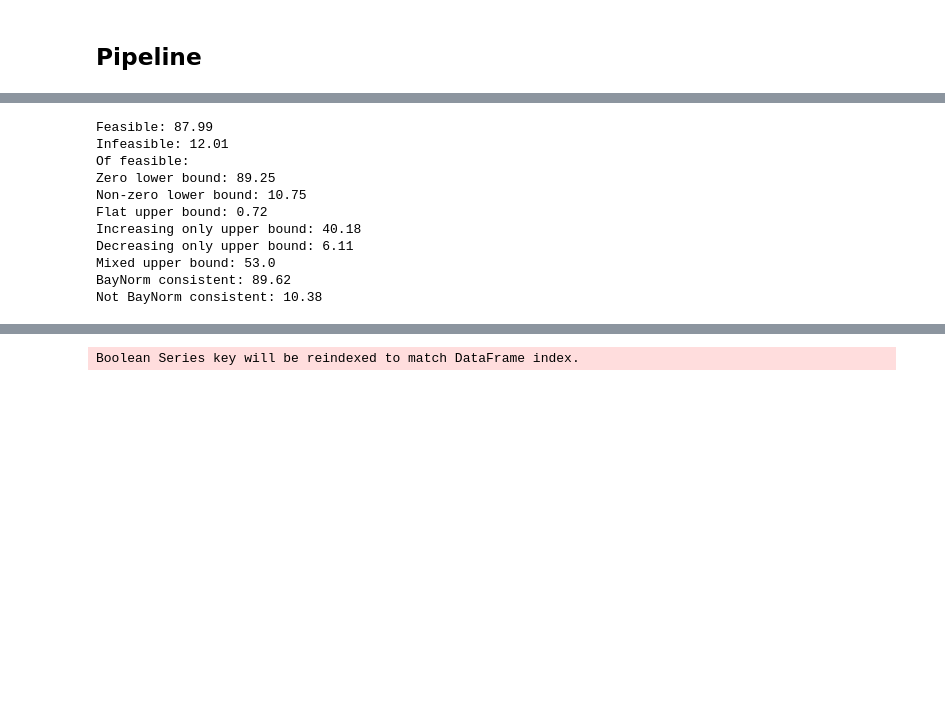
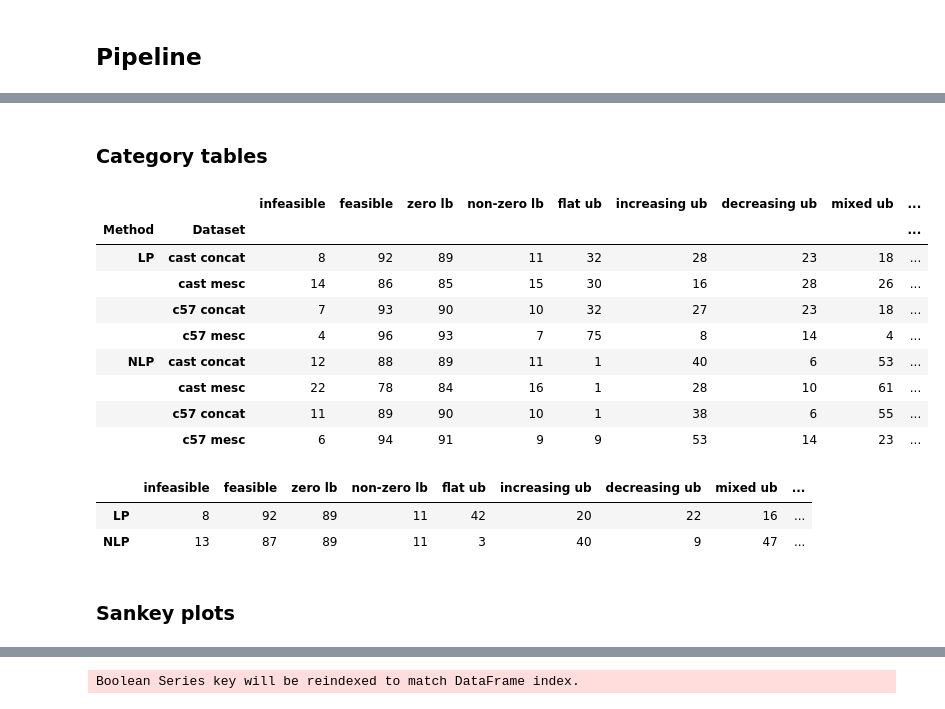
Before and after one commit to willjgh/M4R, a Jupyter notebook: results_analysis.ipynb, the cells around one changed output, grey strips where cells are left out. Cells and saved outputs as stored; diff of their text form; code cells hidden in the pictures; blank space fills up the shorter version.

Commit message:
Sankey plots and category datasets, including LP and NLP over all datasets.

```diff
--- a/results_analysis.ipynb
+++ b/results_analysis.ipynb
@@ -320,14 +310,12 @@ Not BayNorm consistent: 10.14
-# %%
-summary_statistics(CAT_NLP_cast_concat)
-# %% [output]
-Feasible: 87.99
-Infeasible: 12.01
-Of feasible:
-Zero lower bound: 89.25
-Non-zero lower bound: 10.75
-Flat upper bound: 0.72
-Increasing only upper bound: 40.18
-Decreasing only upper bound: 6.11
-Mixed upper bound: 53.0
-BayNorm consistent: 89.62
-Not BayNorm consistent: 10.38
+# %% [markdown]
+### Category tables
+# %%
+# category datasets
+CAT_LP_cast_concat = categorize(LP_cast_concat, prior_cast_concat)
+CAT_LP_cast_mesc = categorize(LP_cast_mesc, prior_cast_mesc)
+CAT_LP_c57_concat = categorize(LP_c57_concat, prior_c57_concat)
+CAT_LP_c57_mesc = categorize(LP_c57_mesc, prior_c57_mesc)
+CAT_NLP_cast_concat = categorize(NLP_cast_concat, prior_cast_concat)
+CAT_NLP_cast_mesc = categorize(NLP_cast_mesc, prior_cast_mesc)
+CAT_NLP_c57_concat = categorize(NLP_c57_concat, prior_c57_concat)
+CAT_NLP_c57_mesc = categorize(NLP_c57_mesc, prior_c57_mesc)
@@ -333,0 +326,29 @@ Not BayNorm consistent: 10.38
+# %%
+# initialise
+labels = [["LP", "NLP"], ["cast concat", "cast mesc", "c57 concat", "c57 mesc"]]
+columns = ["infeasible", "feasible", "zero lb", "non-zero lb", "flat ub", "increasing ub", "decreasing ub", "mixed ub", "Baynorm consistent", "not Baynorm consistent"]
+index = pd.MultiIndex.from_product(labels, names=["Method", "Dataset"])
+CAT_table = pd.DataFrame(columns=columns, index=index).astype('float')
+
+# summary statistics: fill rows
+CAT_table.loc[('LP', 'cast concat')] = summary_statistics(CAT_LP_cast_concat)
+CAT_table.loc[('LP', 'cast mesc')] = summary_statistics(CAT_LP_cast_mesc)
+CAT_table.loc[('LP', 'c57 concat')] = summary_statistics(CAT_LP_c57_concat)
+CAT_table.loc[('LP', 'c57 mesc')] = summary_statistics(CAT_LP_c57_mesc)
+CAT_table.loc[('NLP', 'cast concat')] = summary_statistics(CAT_NLP_cast_concat)
+CAT_table.loc[('NLP', 'cast mesc')] = summary_statistics(CAT_NLP_cast_mesc)
+CAT_table.loc[('NLP', 'c57 concat')] = summary_statistics(CAT_NLP_c57_concat)
+CAT_table.loc[('NLP', 'c57 mesc')] = summary_statistics(CAT_NLP_c57_mesc)
+# %%
+CAT_table.style.format(precision=0).background_gradient(cmap='Blues', axis='rows')
+# %% [output]
+|  |  | infeasible | feasible | zero lb | non-zero lb | flat ub | increasing ub | decreasing ub | mixed ub | ... |
+| Method | Dataset |  |  |  |  |  |  |  |  | ... |
+| LP | cast concat | 8 | 92 | 89 | 11 | 32 | 28 | 23 | 18 | ... |
+|  | cast mesc | 14 | 86 | 85 | 15 | 30 | 16 | 28 | 26 | ... |
+|  | c57 concat | 7 | 93 | 90 | 10 | 32 | 27 | 23 | 18 | ... |
+|  | c57 mesc | 4 | 96 | 93 | 7 | 75 | 8 | 14 | 4 | ... |
+| NLP | cast concat | 12 | 88 | 89 | 11 | 1 | 40 | 6 | 53 | ... |
+|  | cast mesc | 22 | 78 | 84 | 16 | 1 | 28 | 10 | 61 | ... |
+|  | c57 concat | 11 | 89 | 90 | 10 | 1 | 38 | 6 | 55 | ... |
+|  | c57 mesc | 6 | 94 | 91 | 9 | 9 | 53 | 14 | 23 | ... |
@@ -333,0 +363,8 @@ Not BayNorm consistent: 10.38
+# %%
+CAT_table_combined.style.format(precision=0).background_gradient(cmap='Blues', axis='rows')
+# %% [output]
+|  | infeasible | feasible | zero lb | non-zero lb | flat ub | increasing ub | decreasing ub | mixed ub | ... |
+| LP | 8 | 92 | 89 | 11 | 42 | 20 | 22 | 16 | ... |
+| NLP | 13 | 87 | 89 | 11 | 3 | 40 | 9 | 47 | ... |
+# %% [markdown]
+### Sankey plots
```
Also changed, not shown: parts of 14 cells of this notebook.
